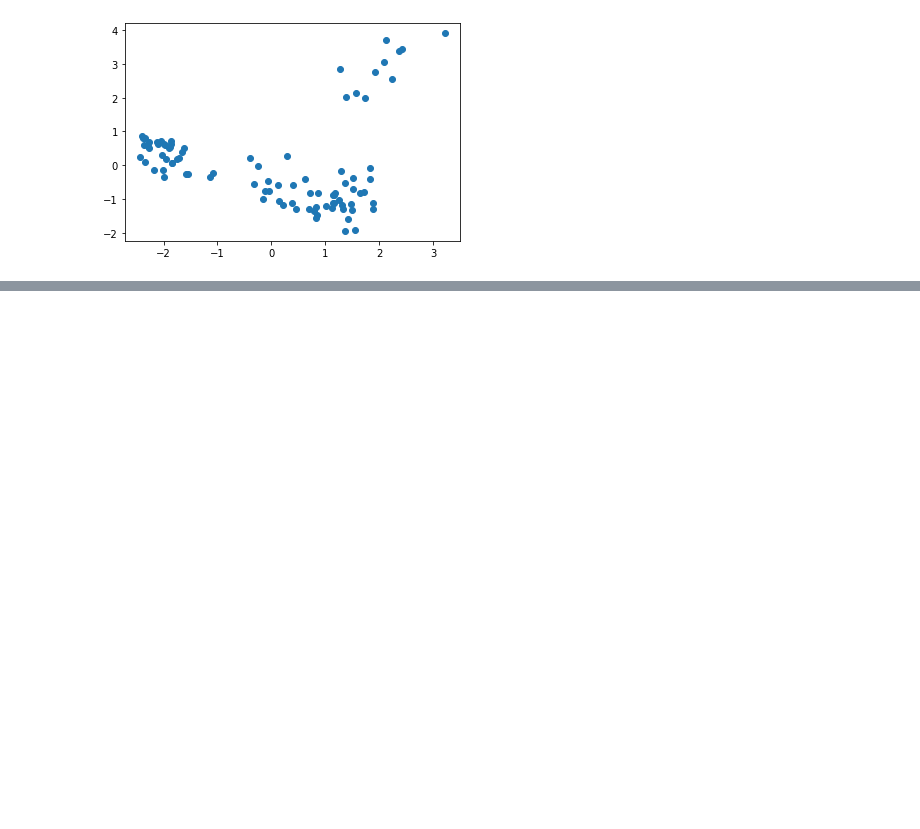
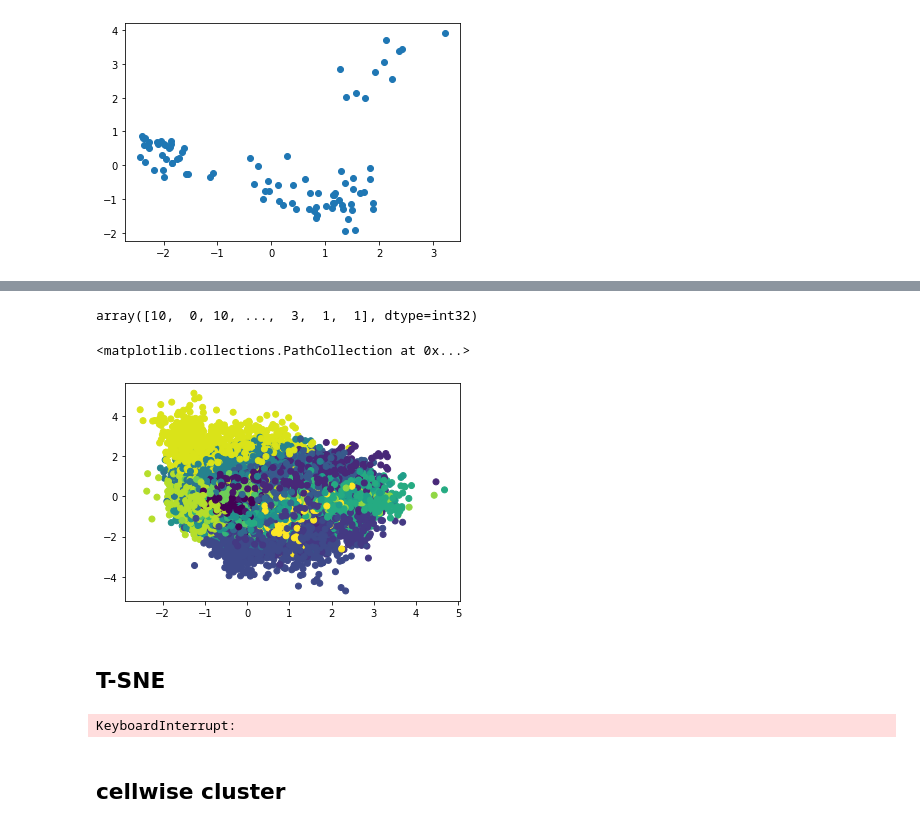
Before and after one commit to yuvaramsingh94/human_protein_atlas, a Jupyter notebook: code/feature_extractor.ipynb, the cells around one changed output, grey strips where cells are left out. Saved outputs shown, nothing was run; the diff lists cells and outputs as text; code cells hidden in the pictures; blank space fills up the shorter version.

Commit message:
the kmeans feature selection done so far

```diff
--- a/code/feature_extractor.ipynb
+++ b/code/feature_extractor.ipynb
@@ -296,0 +259,2 @@ print(img_16.shape,img_16.min(),img_16.max())
+# %%
+feature_multi = pd.read_csv('../data/cell_feature_extracted_v1.csv')
@@ -296,0 +271,17 @@ print(img_16.shape,img_16.min(),img_16.max())
+# %%
+pca_2d = PCA(n_components=2)
+pca_2d_viz = pca_2d.fit_transform(feature_multi[[str(i) for i in range(1,2048+1)]].values)
+# %%
+km_cluster = KMeans(n_clusters=19).fit_predict(feature_multi[[str(i) for i in range(1,2048+1)]].values)
+# %%
+km_cluster
+# %% [output]
+array([10,  0, 10, ...,  3,  1,  1], dtype=int32)
+# %%
+
+plt.scatter(pca_2d_viz[:,0],pca_2d_viz[:,1], c=km_cluster, )
+# %% [output]
+<matplotlib.collections.PathCollection at 0x...>
+[figure, added]
+# %% [markdown]
+## T-SNE
@@ -296,0 +290,9 @@ print(img_16.shape,img_16.min(),img_16.max())
+# %%
+TSNE_2d = TSNE(n_components=2)
+TSNE_2d_viz = TSNE_2d.fit_transform(feature_multi[[str(i) for i in range(1,2048+1)]].values)
+
+plt.scatter(TSNE_2d_viz[:,0], TSNE_2d_viz[:,1], c=km_cluster, )
+# %% [output]
+KeyboardInterrupt:
+# %% [markdown]
+## cellwise cluster
```
Also changed, not shown: parts of 21 cells of this notebook, 4 other files.
